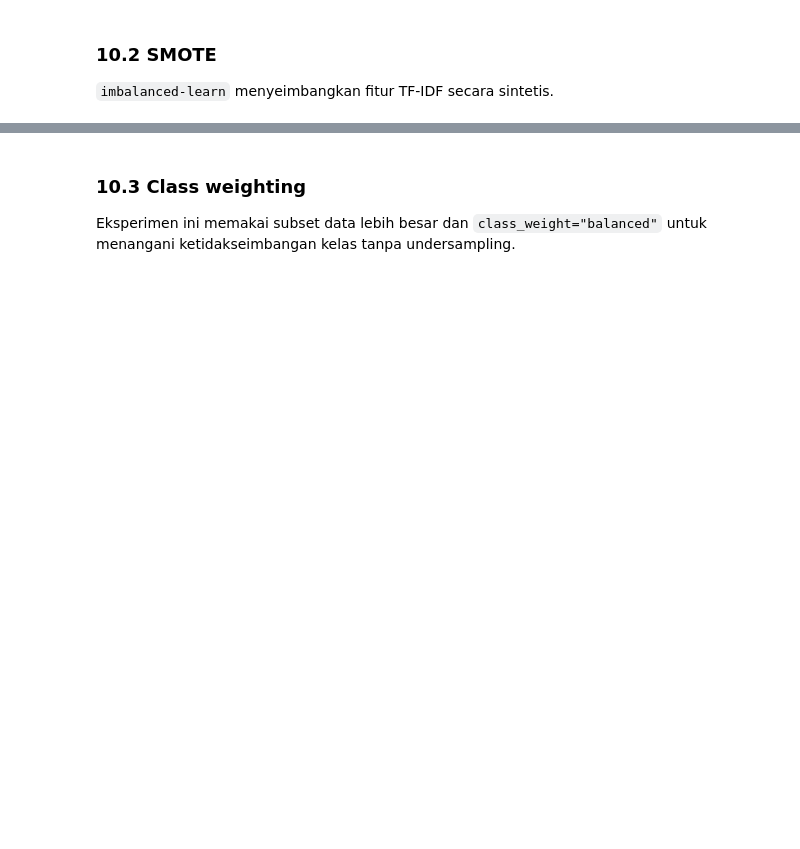
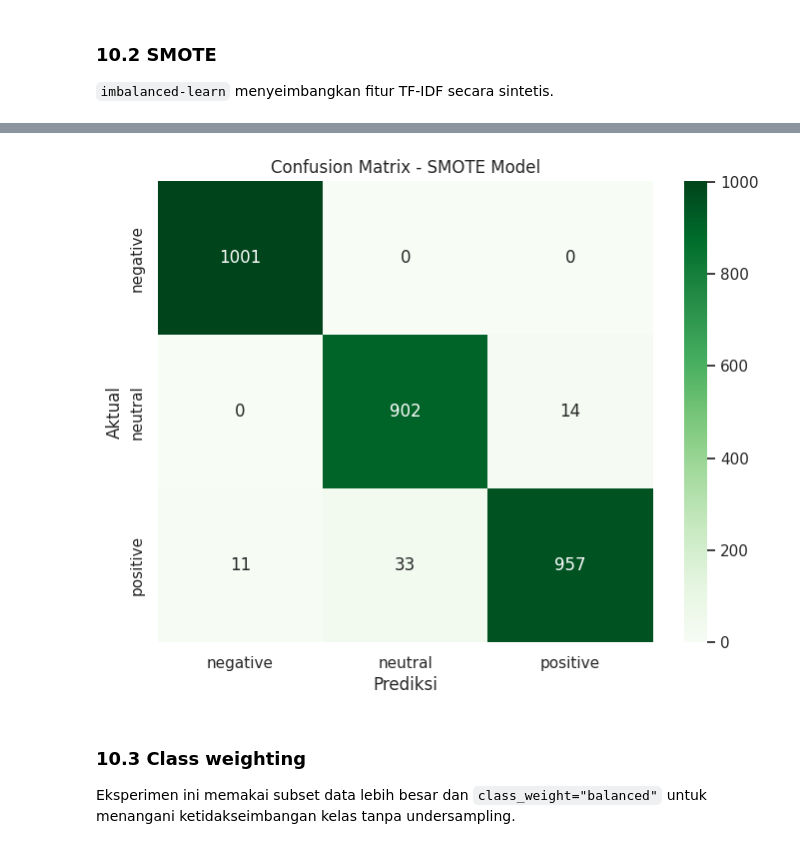
Before and after one commit to LuqmanSyah/tokopedia-review-sentiment, a Jupyter notebook: tokopedia_review_sentimen.ipynb, the cells around one changed output, grey strips where cells are left out. Drawn from its saved outputs; the diff is of its cells as text; code cells hidden in the pictures; blank space fills up the shorter version.

```diff
--- a/tokopedia_review_sentimen.ipynb
+++ b/tokopedia_review_sentimen.ipynb
@@ -331,3 +468,27 @@ print(classification_report(y_test_s, y_pred_s))
+# %%
+import matplotlib.pyplot as plt
+import seaborn as sns
+from sklearn.metrics import confusion_matrix
+
+# Generate confusion matrix
+cm_smote = confusion_matrix(y_test_s, y_pred_s, labels=LABELS)
+
+# Plotting
+plt.figure(figsize=(8, 6))
+sns.heatmap(
+    cm_smote,
+    annot=True,
+    fmt='d',
+    cmap='Greens',
+    xticklabels=LABELS,
+    yticklabels=LABELS
+)
+plt.xlabel('Prediksi')
+plt.ylabel('Aktual')
+plt.title('Confusion Matrix - SMOTE Model')
+plt.show()
+# %% [output]
+[figure, added]
 # %% [markdown]
 ### 10.3 Class weighting
 
```
Also changed, not shown: parts of 25 cells of this notebook.
